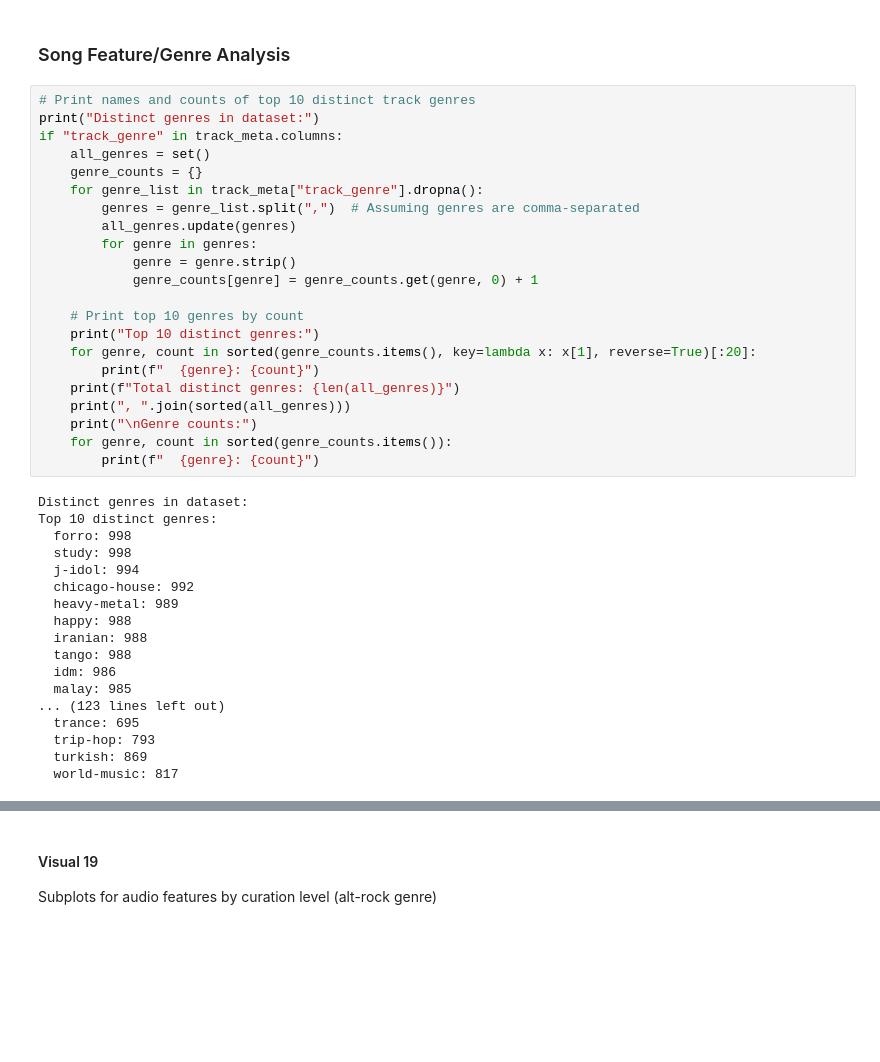
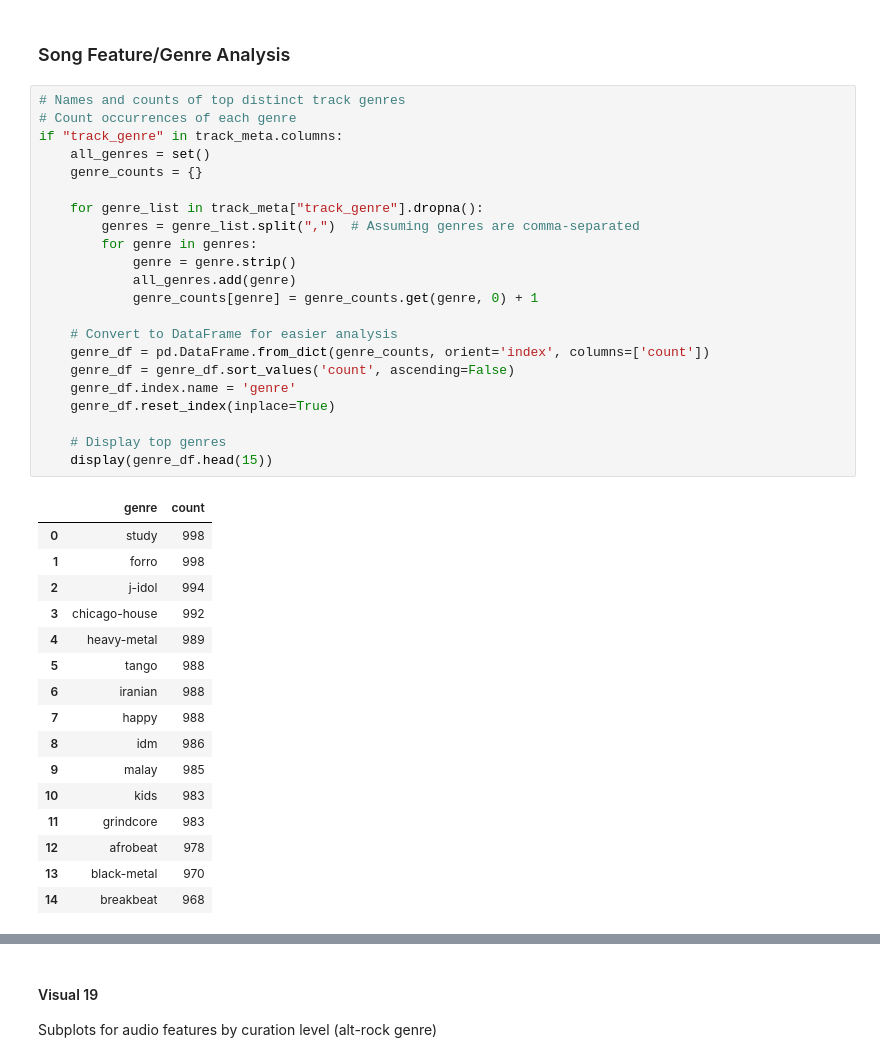
Before and after one commit to hjl-liz/spotify_project_group, a Jupyter notebook: team_red8_phase2_analysis.ipynb, the cells around one changed output, grey strips where cells are left out. Cells and saved outputs as stored; diff of their text form; blank space fills up the shorter version.

```diff
--- a/team_red8_phase2_analysis.ipynb
+++ b/team_red8_phase2_analysis.ipynb
@@ -1600,43 +1635,42 @@ plt.show()
 Similar pattern to both acousticness and energy profiles. Non-curated, suggested songs promote songs outside of user's usual listening pattern to expand taste. Some of these are added to playlists to save distinct, smaller tastes of the users. Most songs saved to library or both a library and playlist are solidly within their usual range in terms of loudness. Users in general do not prefer loud songs.
 # %% [markdown]
 ### Song Feature/Genre Analysis
-# %%
-# Print names and counts of top 10 distinct track genres
-print("Distinct genres in dataset:")
-if "track_genre" in track_meta.columns:
-    all_genres = set()
-    genre_counts = {}
-    for genre_list in track_meta["track_genre"].dropna():
-        genres = genre_list.split(",")  # Assuming genres are comma-separated
-        all_genres.update(genres)
-        for genre in genres:
-            genre = genre.strip()
-            genre_counts[genre] = genre_counts.get(genre, 0) + 1
-
-    # Print top 10 genres by count
-    print("Top 10 distinct genres:")
-    for genre, count in sorted(genre_counts.items(), key=lambda x: x[1], reverse=True)[:20]:
-        print(f"  {genre}: {count}")
-    print(f"Total distinct genres: {len(all_genres)}")
-    print(", ".join(sorted(all_genres)))
-    print("\nGenre counts:")
-    for genre, count in sorted(genre_counts.items()):
-        print(f"  {genre}: {count}")
-# %% [output]
-Distinct genres in dataset:
-Top 10 distinct genres:
-  forro: 998
-  study: 998
-  j-idol: 994
-  chicago-house: 992
-  heavy-metal: 989
-  happy: 988
-  iranian: 988
-  tango: 988
-  idm: 986
-  malay: 985
-... (123 lines left out)
-  trance: 695
-  trip-hop: 793
-  turkish: 869
-  world-music: 817
+# %%
+# Names and counts of top distinct track genres
+# Count occurrences of each genre
+if "track_genre" in track_meta.columns:
+    all_genres = set()
+    genre_counts = {}
+
+    for genre_list in track_meta["track_genre"].dropna():
+        genres = genre_list.split(",")  # Assuming genres are comma-separated
+        for genre in genres:
+            genre = genre.strip()
+            all_genres.add(genre)
+            genre_counts[genre] = genre_counts.get(genre, 0) + 1
+
+    # Convert to DataFrame for easier analysis
+    genre_df = pd.DataFrame.from_dict(genre_counts, orient='index', columns=['count'])
+    genre_df = genre_df.sort_values('count', ascending=False)
+    genre_df.index.name = 'genre'
+    genre_df.reset_index(inplace=True)
+
+    # Display top genres
+    display(genre_df.head(15))
+# %% [output]
+|  | genre | count |
+| 0 | study | 998 |
+| 1 | forro | 998 |
+| 2 | j-idol | 994 |
+| 3 | chicago-house | 992 |
+| 4 | heavy-metal | 989 |
+| 5 | tango | 988 |
+| 6 | iranian | 988 |
+| 7 | happy | 988 |
+| 8 | idm | 986 |
+| 9 | malay | 985 |
+| 10 | kids | 983 |
+| 11 | grindcore | 983 |
+| 12 | afrobeat | 978 |
+| 13 | black-metal | 970 |
+| 14 | breakbeat | 968 |
```
Also changed, not shown: parts of 5 cells of this notebook.
